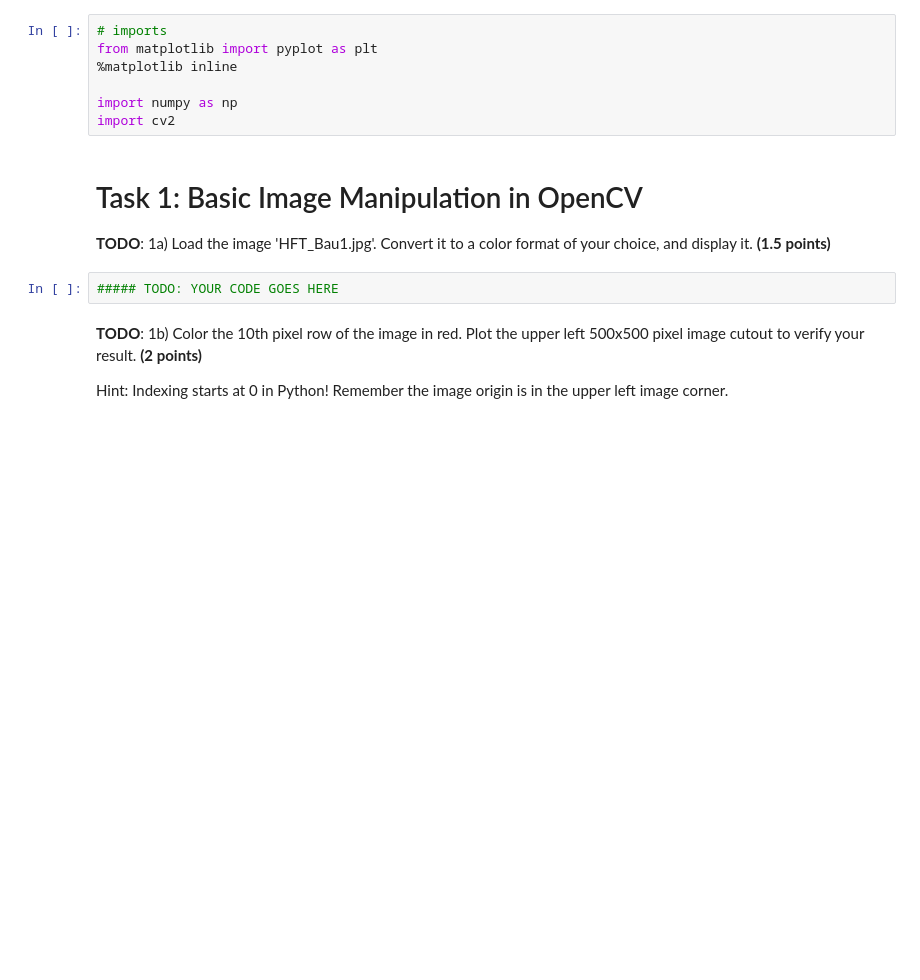
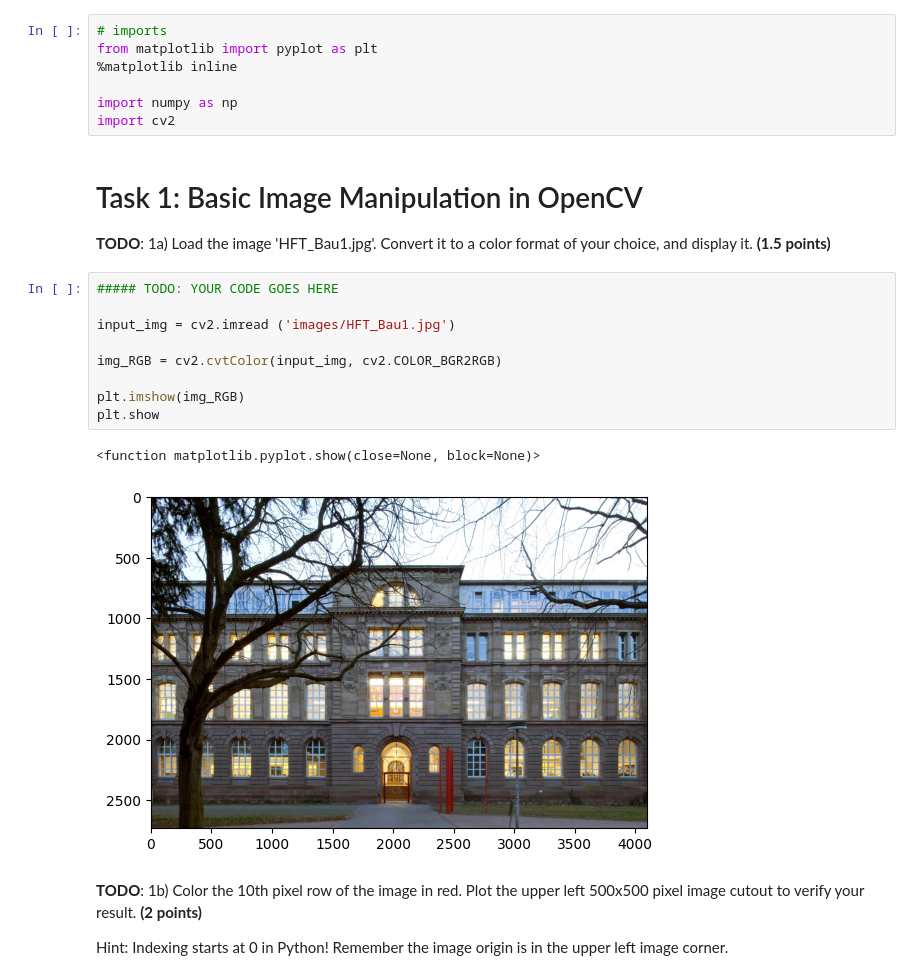
Before and after one commit to B-Terence/CV_Projekte, a Jupyter notebook: Project_OpenCV_Edges_starter.ipynb, the cells around one changed output. Drawn from its saved outputs; the diff is of its cells as text; blank space fills up the shorter version.

Commit message:
Load image hinzugefügt

```diff
--- a/Project_OpenCV_Edges_starter.ipynb
+++ b/Project_OpenCV_Edges_starter.ipynb
@@ -26,6 +26,16 @@ Task 1: Basic Image Manipulation in OpenCV
 **TODO**: 1a) Load the image 'HFT_Bau1.jpg'. Convert it to a color format of your choice, and display it. **(1.5 points)**
 # %%
 ##### TODO: YOUR CODE GOES HERE
+
+input_img = cv2.imread ('images/HFT_Bau1.jpg')
+
+img_RGB = cv2.cvtColor(input_img, cv2.COLOR_BGR2RGB)
+
+plt.imshow(img_RGB)
+plt.show
+# %% [output]
+<function matplotlib.pyplot.show(close=None, block=None)>
+[figure, added]
 # %% [markdown]
 **TODO**: 1b) Color the 10th pixel row of the image in red. Plot the upper left 500x500 pixel image cutout to verify your result. **(2 points)**
 
```
